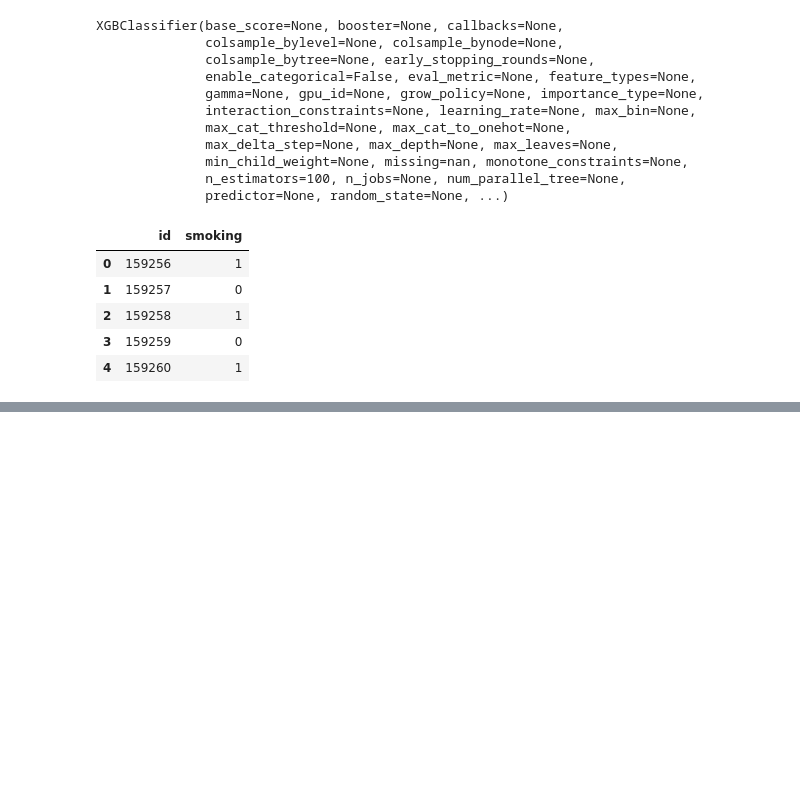
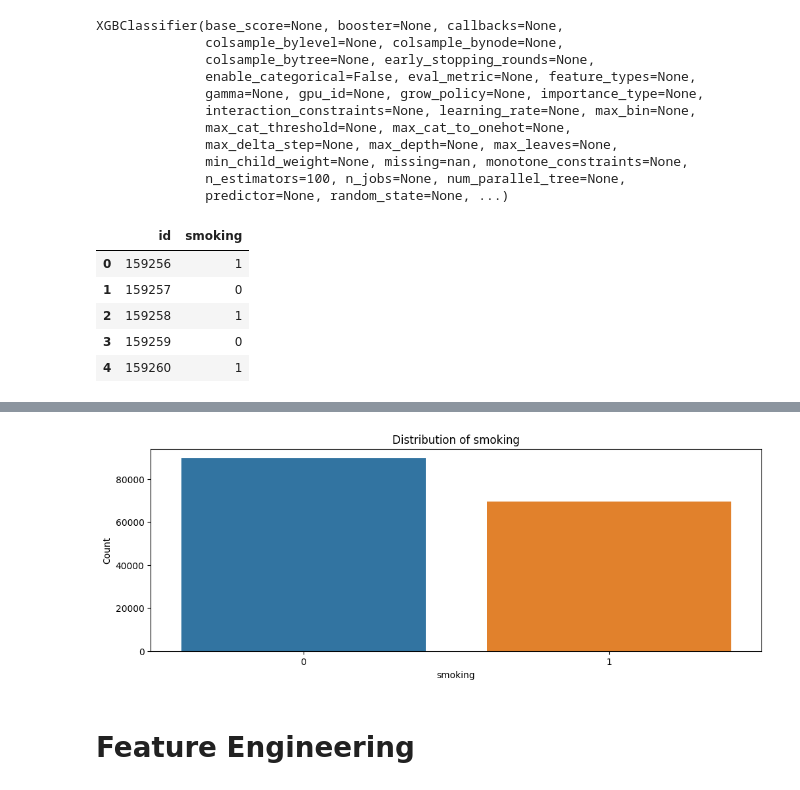
Before and after one commit to methasantosa/KaggleCompetition, a Jupyter notebook: swag-bin-pred-of-smoker-status-using-biosignal.ipynb, the cells around one changed output, grey strips where cells are left out. Drawn from its saved outputs; the diff is of its cells as text; code cells hidden in the pictures; blank space fills up the shorter version.

```diff
--- a/swag-bin-pred-of-smoker-status-using-biosignal.ipynb
+++ b/swag-bin-pred-of-smoker-status-using-biosignal.ipynb
@@ -85,0 +115,12 @@ df_submit.to_csv('submission_metha_1.csv', index=False)
+# %%
+# Countplot for the target variable 'defects'
+plt.figure(figsize=(12, 4))
+sns.countplot(data=df_train, x='smoking')
+plt.title('Distribution of smoking')
+plt.xlabel('smoking')
+plt.ylabel('Count')
+plt.show()
+# %% [output]
+[figure, added]
+# %% [markdown]
+# **Feature Engineering**
```
Also changed, not shown: parts of 12 cells of this notebook.
